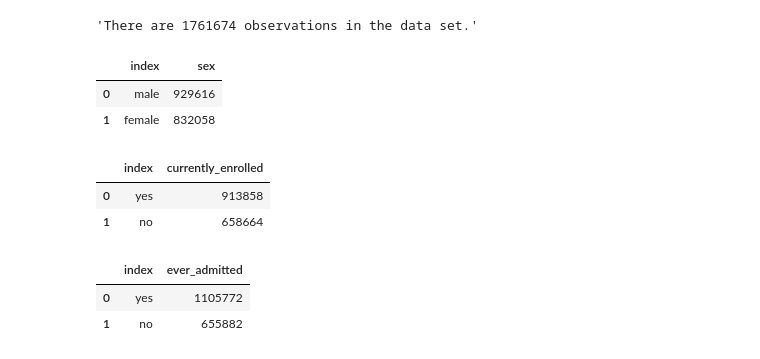
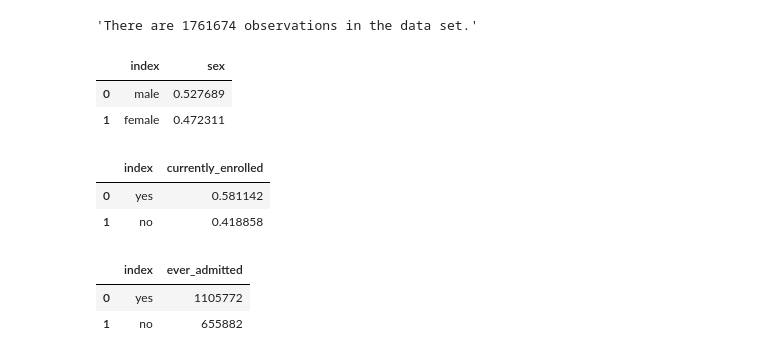
Before and after one commit to preetkhowaja/taliban_impact_pakistan, a Jupyter notebook: 20_analysis/eda_ind_level_data.ipynb, the cells around one changed output. Saved outputs shown, nothing was run; the diff lists cells and outputs as text; code cells hidden in the pictures.

```diff
--- a/20_analysis/eda_ind_level_data.ipynb
+++ b/20_analysis/eda_ind_level_data.ipynb
@@ -343,18 +343,18 @@ f'There are {df.shape[0]} observations in the data set.'
 'There are 1761674 observations in the data set.'
 # %%
 # check value counts of sex
-df.sex.value_counts().reset_index()
+df.sex.value_counts(normalize=True).reset_index()
 # %% [output]
 |  | index | sex |
-| 0 | male | 929616 |
-| 1 | female | 832058 |
+| 0 | male | 0.527689 |
+| 1 | female | 0.472311 |
 # %%
 # check value counts of educational enrollment
-df.currently_enrolled.value_counts().reset_index()
+df.currently_enrolled.value_counts(normalize=True).reset_index()
 # %% [output]
 |  | index | currently_enrolled |
-| 0 | yes | 913858 |
-| 1 | no | 658664 |
+| 0 | yes | 0.581142 |
+| 1 | no | 0.418858 |
 # %%
 # check value counts of ever admitted variable
 df.ever_admitted.value_counts().reset_index()
```
Also changed, not shown: parts of 35 cells of this notebook, 1 other file.
